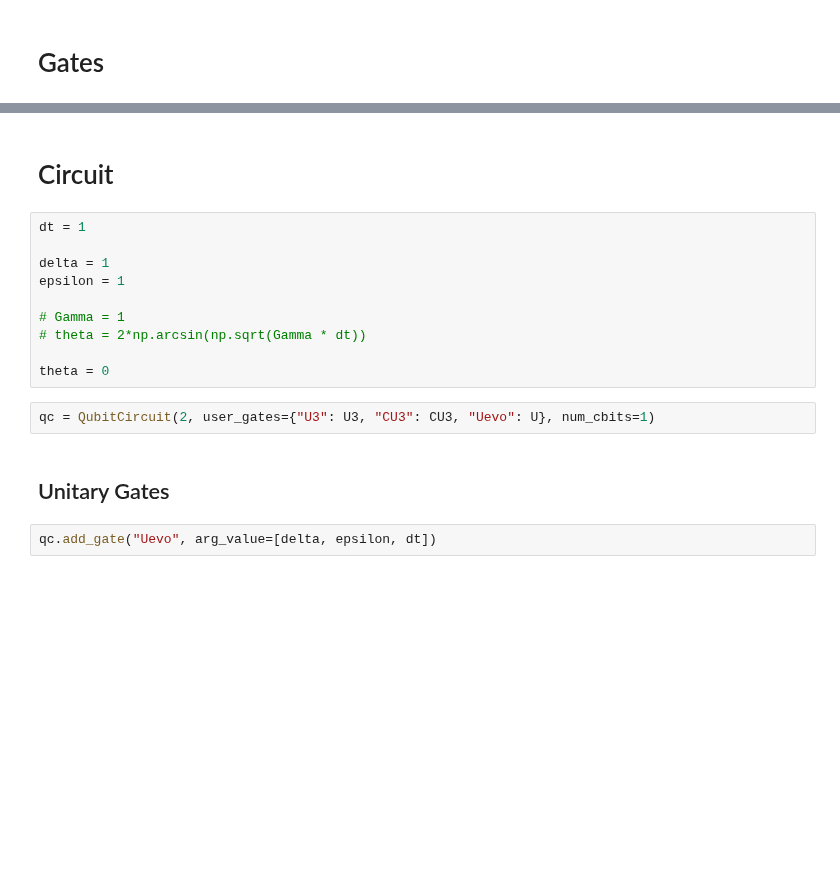
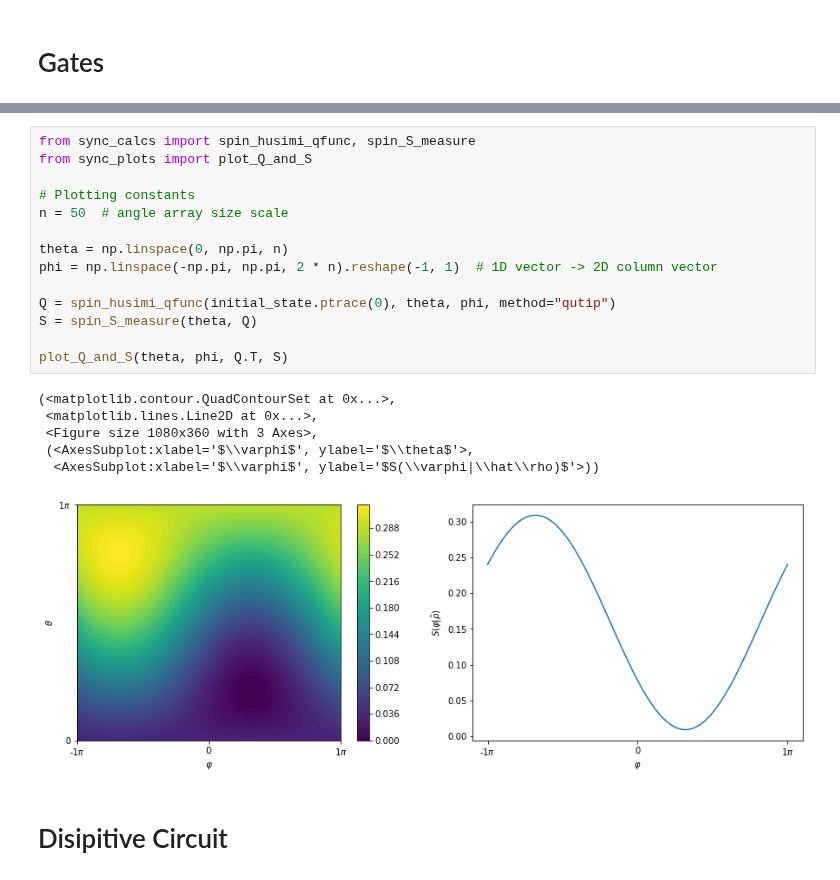
Before and after one commit to OliverDudgeon/QSync, a Jupyter notebook: qutip-qubit-circuit.ipynb, the cells around one changed output, grey strips where cells are left out. Drawn from its saved outputs; the diff is of its cells as text; blank space fills up the shorter version.

```diff
--- a/qutip-qubit-circuit.ipynb
+++ b/qutip-qubit-circuit.ipynb
@@ -46,18 +55,23 @@ def U(args):
+# %%
+from sync_calcs import spin_husimi_qfunc, spin_S_measure
+from sync_plots import plot_Q_and_S
+
+# Plotting constants
+n = 50  # angle array size scale
+
+theta = np.linspace(0, np.pi, n)
+phi = np.linspace(-np.pi, np.pi, 2 * n).reshape(-1, 1)  # 1D vector -> 2D column vector
+
+Q = spin_husimi_qfunc(initial_state.ptrace(0), theta, phi, method="qutip")
+S = spin_S_measure(theta, Q)
+
+plot_Q_and_S(theta, phi, Q.T, S)
+# %% [output]
+(<matplotlib.contour.QuadContourSet at 0x...>,
+ <matplotlib.lines.Line2D at 0x...>,
+ <Figure size 1080x360 with 3 Axes>,
+ (<AxesSubplot:xlabel='$\\varphi$', ylabel='$\\theta$'>,
+  <AxesSubplot:xlabel='$\\varphi$', ylabel='$S(\\varphi|\\hat\\rho)$'>))
+[figure, added]
 # %% [markdown]
-# Circuit
+# Disipitive Circuit
-# %%
-dt = 1
-
-delta = 1
-epsilon = 1
-
-# Gamma = 1
-# theta = 2*np.arcsin(np.sqrt(Gamma * dt))
-
-theta = 0
-# %%
-qc = QubitCircuit(2, user_gates={"U3": U3, "CU3": CU3, "Uevo": U}, num_cbits=1)
-# %% [markdown]
-## Unitary Gates
-# %%
-qc.add_gate("Uevo", arg_value=[delta, epsilon, dt])
```
Also changed, not shown: parts of 22 cells of this notebook, 5 other files.
